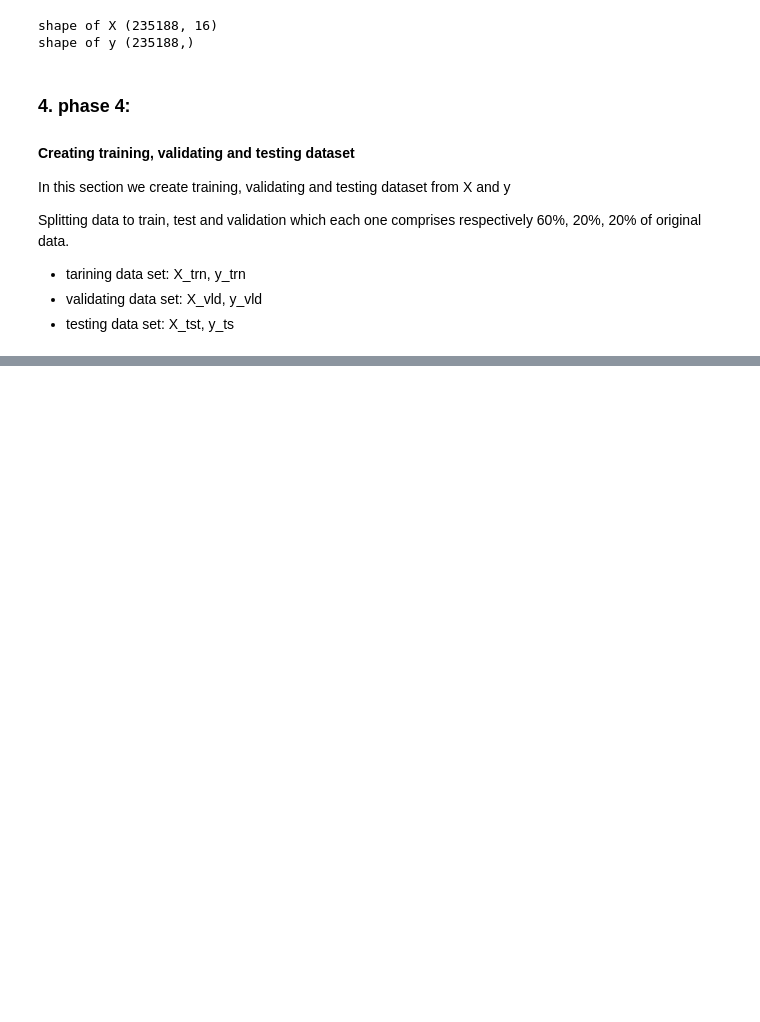
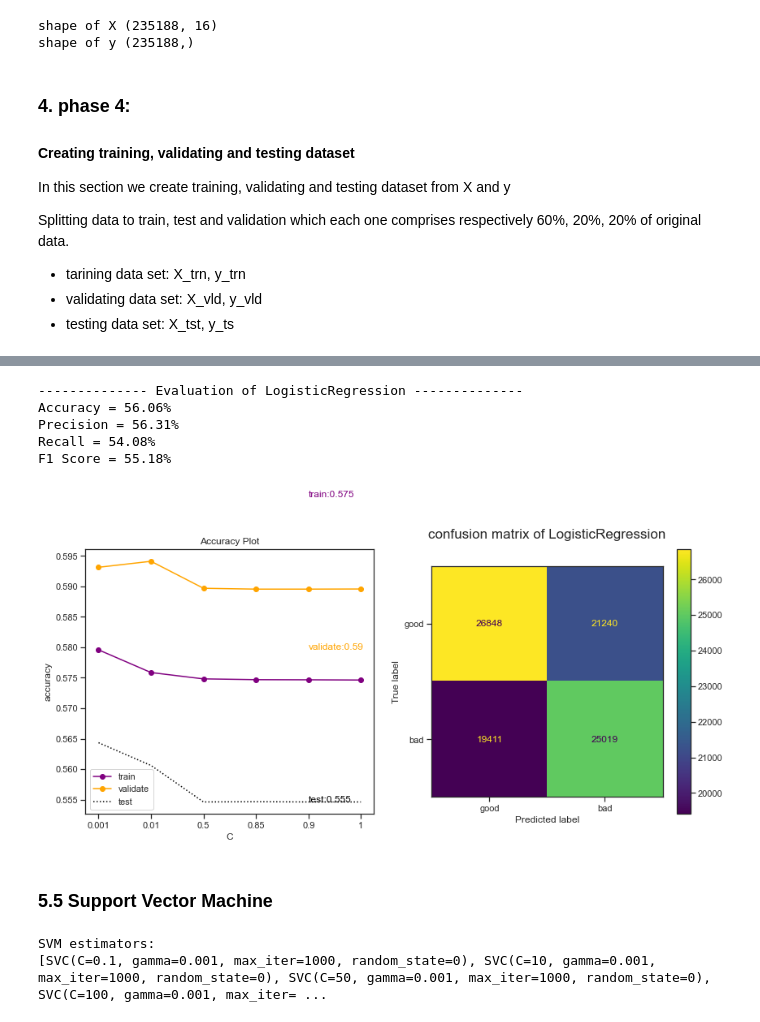
Before and after one commit to MehrnooshAmjadi/Credit-Card-Score-Forecaster, a Jupyter notebook: project.ipynb, the cells around one changed output, grey strips where cells are left out. Saved outputs shown, nothing was run; the diff lists cells and outputs as text; code cells hidden in the pictures; blank space fills up the shorter version.

```diff
--- a/project.ipynb
+++ b/project.ipynb
@@ -536,0 +704,22 @@ shape of test set, X_test: (92518, 16) , y_test: (92518,)
+# %%
+best_lr = plotting(lr, 'C', [0.001, 0.01, 0.5, 0.85, 0.9, 1])
+eval_lr = evaluation(X_test_final, y_test_final, best_lr)
+# %% [output]
+-------------- Evaluation of LogisticRegression --------------
+Accuracy = 56.06%
+Precision = 56.31%
+Recall = 54.08%
+F1 Score = 55.18%
+[figure, added]
+# %% [markdown]
+### 5.5 Support Vector Machine
+# %%
+svm = training(X_train_final, y_train_final,  sklearn.svm.SVC,
+                                   'C', [0.1, 10, 50, 100, 250, 350, 425, 500],
+                                  gamma=0.001, max_iter=1000, random_state=0)
+
+print("SVM estimators: ")
+print(svm)
+# %% [output]
+SVM estimators:
+[SVC(C=0.1, gamma=0.001, max_iter=1000, random_state=0), SVC(C=10, gamma=0.001, max_iter=1000, random_state=0), SVC(C=50, gamma=0.001, max_iter=1000, random_state=0), SVC(C=100, gamma=0.001, max_iter= ...
```
Also changed, not shown: parts of 29 cells of this notebook.
